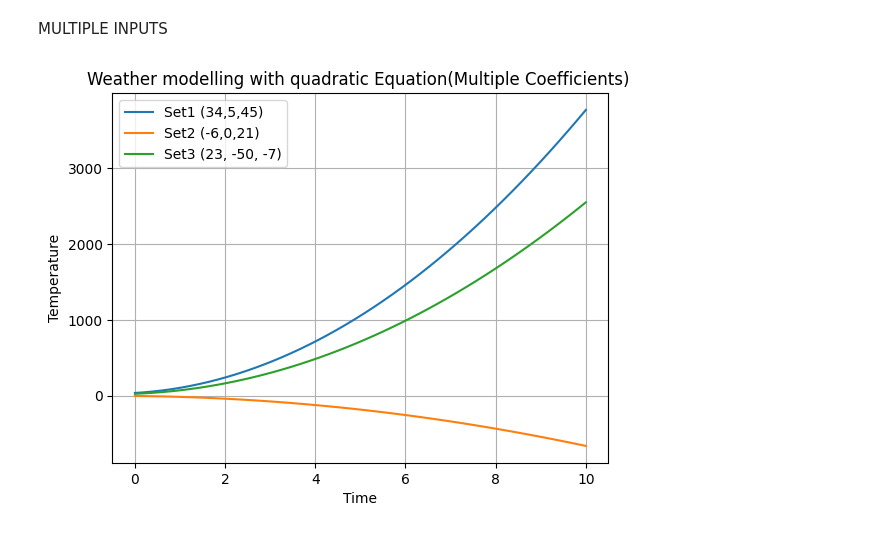
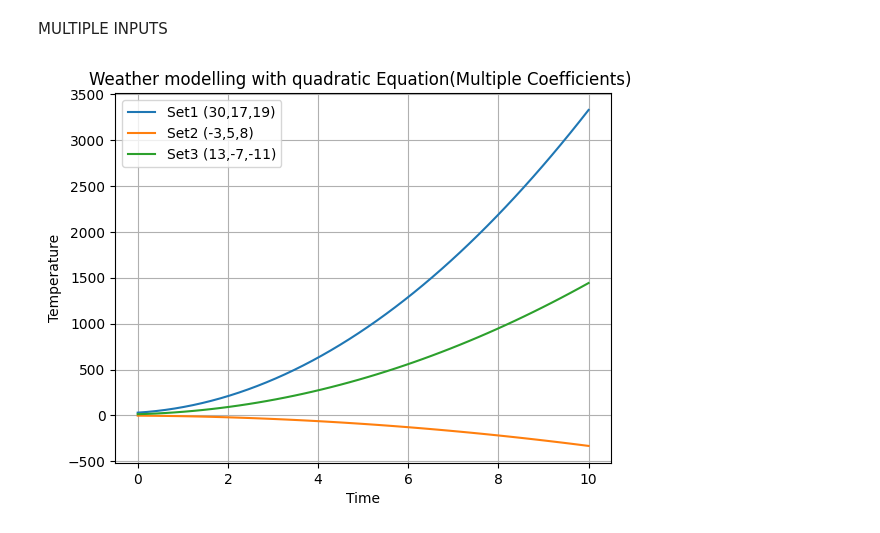
Before and after one commit to Joshitha475/colab-se-lab-1, a Jupyter notebook: SE_lab_1.ipynb, the cells around one changed output. Saved outputs shown, nothing was run; the diff lists cells and outputs as text; code cells hidden in the pictures.

```diff
--- a/SE_lab_1.ipynb
+++ b/SE_lab_1.ipynb
@@ -103,33 +103,33 @@ MULTIPLE INPUTS
 # %%
 import matplotlib.pyplot as plt
 import numpy as np
 def quadratic_model(m,time):
   #hard-coded coefficients for the quation
   a = m[0]
   b = m[0]
   c = m[0]
   #quadratic eq representing temp change
   temperature = a*(time**2)+b*time+c
   return temperature
 def main() :
-  lst = [(34,5,45),(-6,0,21),(23,-50,-7),(23,-50,8)]
+  lst = [(30,17,19),(-3,5,8),(13,-7,-11),(23,-50,8)]
   #time values from 0 to 10
   time_values = np.linspace(0,10,50)
   #calculate temperature using hardcoded variables
   temperature_hardcoded = quadratic_model(lst[0],time_values)
-  plt.plot(time_values,temperature_hardcoded,label = 'Set1 (34,5,45)')
+  plt.plot(time_values,temperature_hardcoded,label = 'Set1 (30,17,19)')
   temperature_hardcoded = quadratic_model(lst[1],time_values)
-  plt.plot(time_values,temperature_hardcoded,label = 'Set2 (-6,0,21)')
+  plt.plot(time_values,temperature_hardcoded,label = 'Set2 (-3,5,8)')
   temperature_hardcoded = quadratic_model(lst[2],time_values)
-  plt.plot(time_values,temperature_hardcoded,label = 'Set3 (23, -50, -7)')
+  plt.plot(time_values,temperature_hardcoded,label = 'Set3 (13,-7,-11)')
 
   plt.xlabel('Time')
   plt.ylabel('Temperature')
   plt.legend()
   plt.grid()
   plt.title('Weather modelling with quadratic Equation(Multiple Coefficients) ')
   plt.show()
 if __name__ == "__main__":
   main()
 # %% [output]
-[figure, old version]
+[figure, new version]
```
